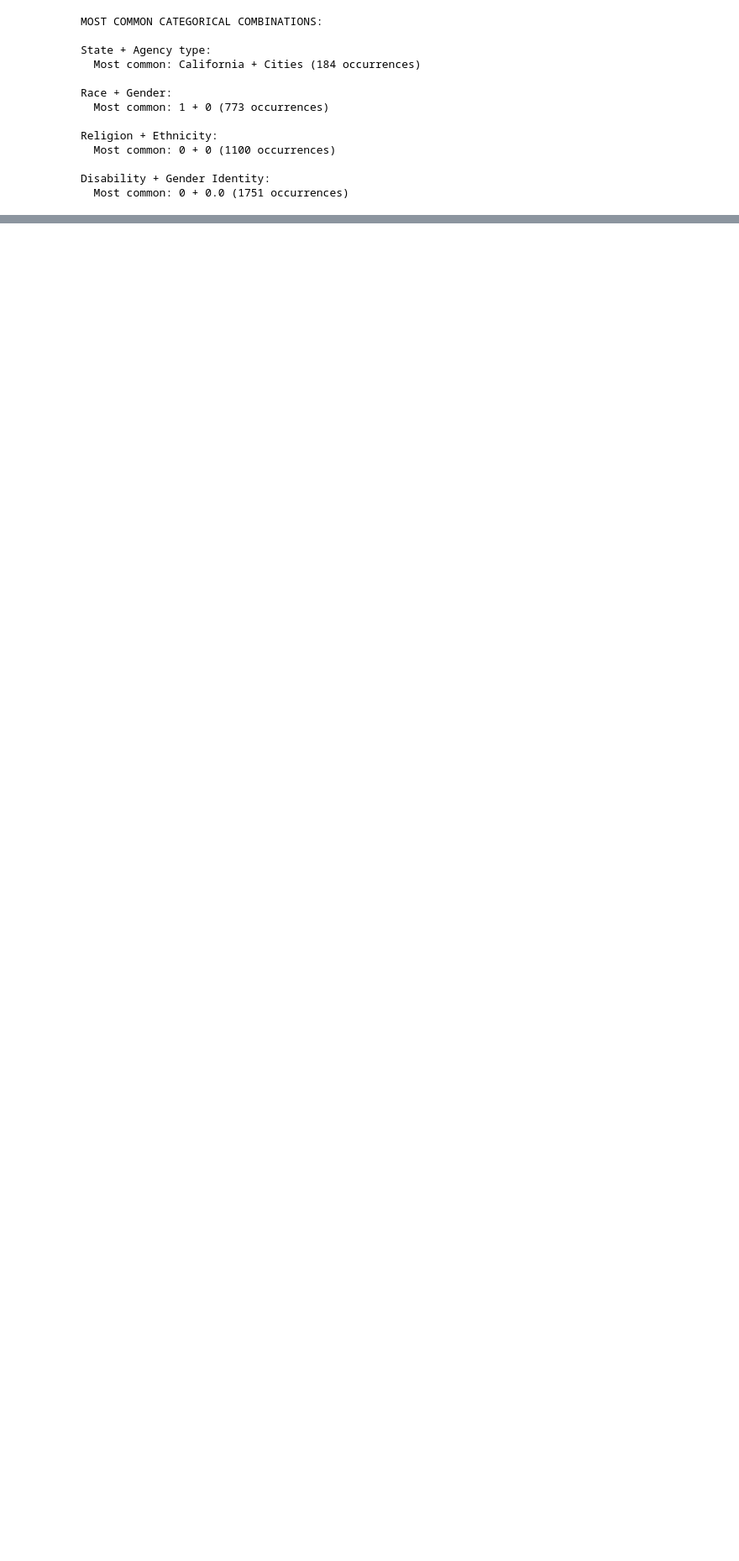
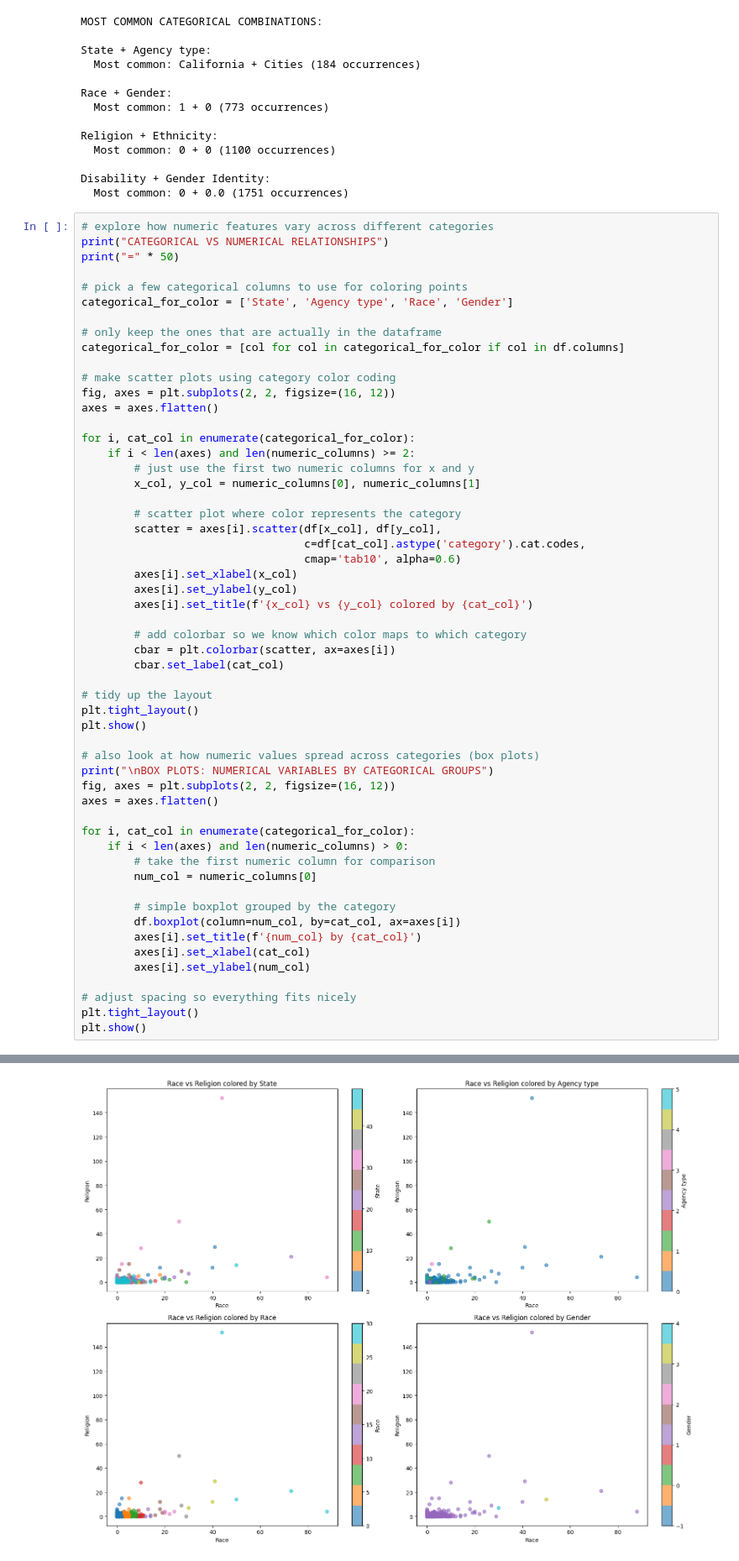
Before and after one commit to datasheng/Csc460-KimiwaSadat-HW, a Jupyter notebook: HW4/EDA.ipynb, the cells around one changed output, grey strips where cells are left out. Shown at 84% size. Drawn from its saved outputs; the diff is of its cells as text; blank space fills up the shorter version.

```diff
--- a/HW4/EDA.ipynb
+++ b/HW4/EDA.ipynb
@@ -354,3 +354,59 @@ Religion + Ethnicity:
 
 Disability + Gender Identity:
   Most common: 0 + 0.0 (1751 occurrences)
+# %%
+# explore how numeric features vary across different categories
+print("CATEGORICAL VS NUMERICAL RELATIONSHIPS")
+print("=" * 50)
+
+# pick a few categorical columns to use for coloring points
+categorical_for_color = ['State', 'Agency type', 'Race', 'Gender']
+
+# only keep the ones that are actually in the dataframe
+categorical_for_color = [col for col in categorical_for_color if col in df.columns]
+
+# make scatter plots using category color coding
+fig, axes = plt.subplots(2, 2, figsize=(16, 12))
+axes = axes.flatten()
+
+for i, cat_col in enumerate(categorical_for_color):
+    if i < len(axes) and len(numeric_columns) >= 2:
+        # just use the first two numeric columns for x and y
+        x_col, y_col = numeric_columns[0], numeric_columns[1]
+
+        # scatter plot where color represents the category
+        scatter = axes[i].scatter(df[x_col], df[y_col],
+                                  c=df[cat_col].astype('category').cat.codes,
+                                  cmap='tab10', alpha=0.6)
+        axes[i].set_xlabel(x_col)
+        axes[i].set_ylabel(y_col)
+        axes[i].set_title(f'{x_col} vs {y_col} colored by {cat_col}')
+
+        # add colorbar so we know which color maps to which category
+        cbar = plt.colorbar(scatter, ax=axes[i])
+        cbar.set_label(cat_col)
+
+# tidy up the layout
+plt.tight_layout()
+plt.show()
+
+# also look at how numeric values spread across categories (box plots)
+print("\nBOX PLOTS: NUMERICAL VARIABLES BY CATEGORICAL GROUPS")
+fig, axes = plt.subplots(2, 2, figsize=(16, 12))
+axes = axes.flatten()
+
+for i, cat_col in enumerate(categorical_for_color):
+    if i < len(axes) and len(numeric_columns) > 0:
+        # take the first numeric column for comparison
+        num_col = numeric_columns[0]
+
+        # simple boxplot grouped by the category
+        df.boxplot(column=num_col, by=cat_col, ax=axes[i])
+        axes[i].set_title(f'{num_col} by {cat_col}')
+        axes[i].set_xlabel(cat_col)
+        axes[i].set_ylabel(num_col)
+
+# adjust spacing so everything fits nicely
+plt.tight_layout()
+plt.show()
+# %% [output]
@@ -356,0 +415 @@ Disability + Gender Identity:
+[figure, added]
```
Also changed, not shown: parts of 1 cell of this notebook.
